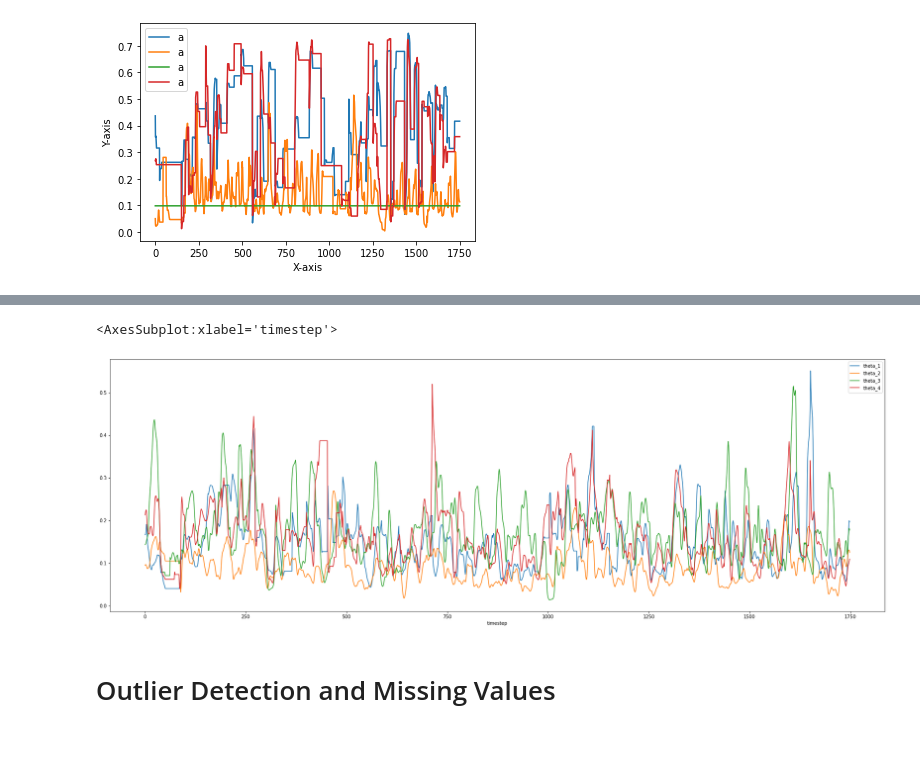
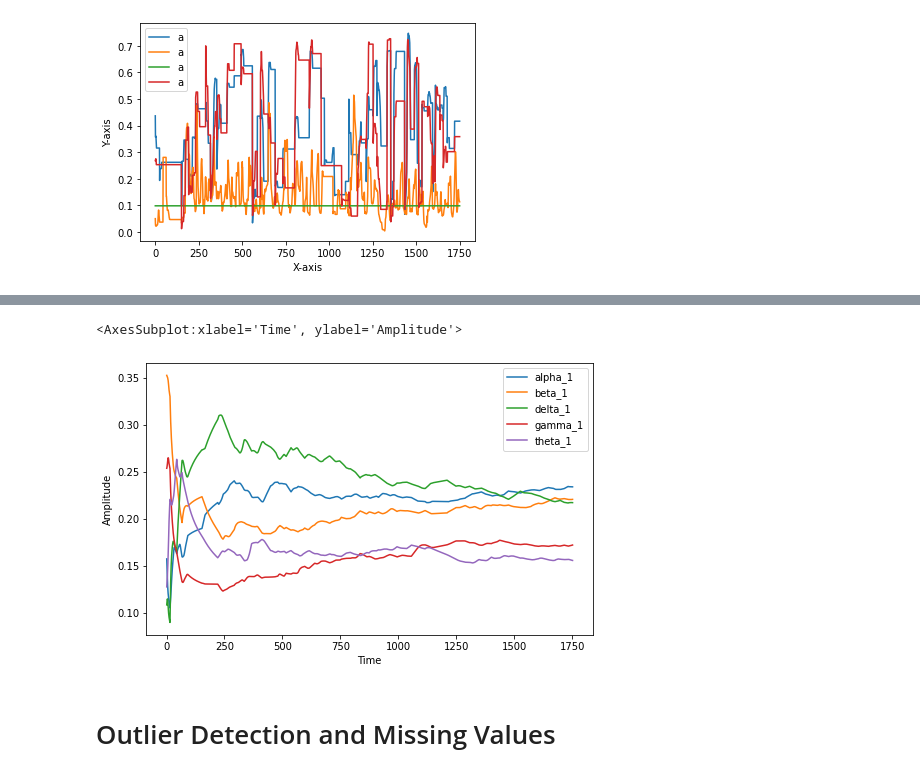
Before and after one commit to asheeshcric/VA, a Jupyter notebook: notebooks/EEG_Feature_Extraction.ipynb, the cells around one changed output, grey strips where cells are left out. Saved outputs shown, nothing was run; the diff lists cells and outputs as text; code cells hidden in the pictures; blank space fills up the shorter version.

Commit message:
Plot smoothed out bands for EEG

```diff
--- a/notebooks/EEG_Feature_Extraction.ipynb
+++ b/notebooks/EEG_Feature_Extraction.ipynb
@@ -118,10 +118,15 @@ X.head()
 5 rows × 26 columns
 # %%
 band_name = "theta"
-X.plot(x="timestep", y=[f"{band_name}_1", f"{band_name}_2", f"{band_name}_3", f"{band_name}_4"], figsize=(30, 10))
+#X.plot(x="timestep", y=[f"{band_name}_1", f"{band_name}_2", f"{band_name}_3", f"{band_name}_4"], figsize=(30, 10))
+plot_bands = [f"alpha_1", f"beta_1", f"delta_1", f"gamma_1", f"theta_1"]
+for band in plot_bands:
+    X[band] = X[band].ewm(span=3600).mean()
-# %% [output]
-<AxesSubplot:xlabel='timestep'>
-[figure, removed]
+# %%
+X.plot(x="timestep", y=plot_bands, figsize=(8, 5), xlabel="Time", ylabel="Amplitude")
+# %% [output]
+<AxesSubplot:xlabel='Time', ylabel='Amplitude'>
+[figure, added]
 # %% [markdown]
 # Outlier Detection and Missing Values
 # %% [markdown]
```
Also changed, not shown: parts of 2 cells of this notebook.
